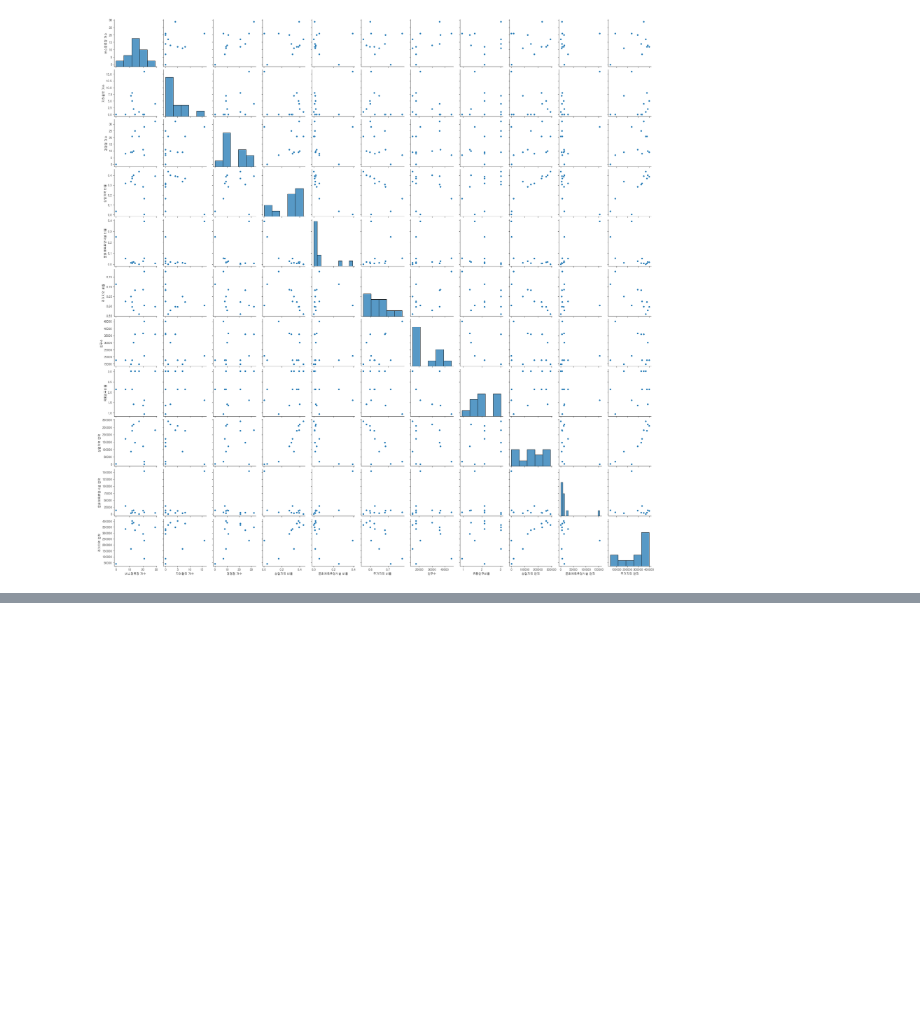
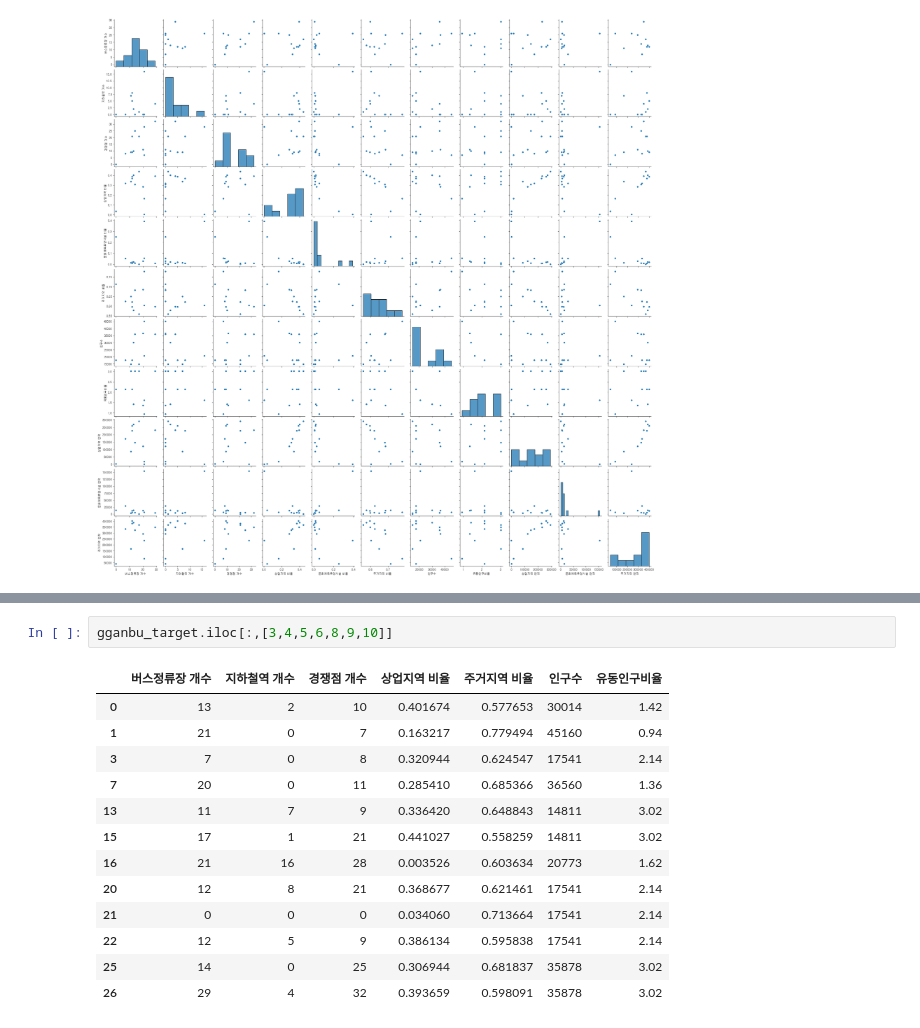
Before and after one commit to POSdata-Sales-Prediction/Store-operation-consulting, a Jupyter notebook: Data Preprocessing/geographic_feature_extraction.ipynb, the cells around one changed output, grey strips where cells are left out. Cells and saved outputs as stored; diff of their text form; blank space fills up the shorter version.

```diff
--- a/Data Preprocessing/geographic_feature_extraction.ipynb
+++ b/Data Preprocessing/geographic_feature_extraction.ipynb
@@ -157,3 +142,19 @@ plt.show()
+# %%
+gganbu_target.iloc[:,[3,4,5,6,8,9,10]]
+# %% [output]
+|  | 버스정류장 개수 | 지하철역 개수 | 경쟁점 개수 | 상업지역 비율 | 주거지역 비율 | 인구수 | 유동인구비율 |
+| 0 | 13 | 2 | 10 | 0.401674 | 0.577653 | 30014 | 1.42 |
+| 1 | 21 | 0 | 7 | 0.163217 | 0.779494 | 45160 | 0.94 |
+| 3 | 7 | 0 | 8 | 0.320944 | 0.624547 | 17541 | 2.14 |
+| 7 | 20 | 0 | 11 | 0.285410 | 0.685366 | 36560 | 1.36 |
+| 13 | 11 | 7 | 9 | 0.336420 | 0.648843 | 14811 | 3.02 |
+| 15 | 17 | 1 | 21 | 0.441027 | 0.558259 | 14811 | 3.02 |
+| 16 | 21 | 16 | 28 | 0.003526 | 0.603634 | 20773 | 1.62 |
+| 20 | 12 | 8 | 21 | 0.368677 | 0.621461 | 17541 | 2.14 |
+| 21 | 0 | 0 | 0 | 0.034060 | 0.713664 | 17541 | 2.14 |
+| 22 | 12 | 5 | 9 | 0.386134 | 0.595838 | 17541 | 2.14 |
+| 25 | 14 | 0 | 25 | 0.306944 | 0.681837 | 35878 | 3.02 |
+| 26 | 29 | 4 | 32 | 0.393659 | 0.598091 | 35878 | 3.02 |
 # %%
 ## VIF 확인
 # VIF 돌리기 전, scaling 진행
```
Also changed, not shown: parts of 4 cells of this notebook.
